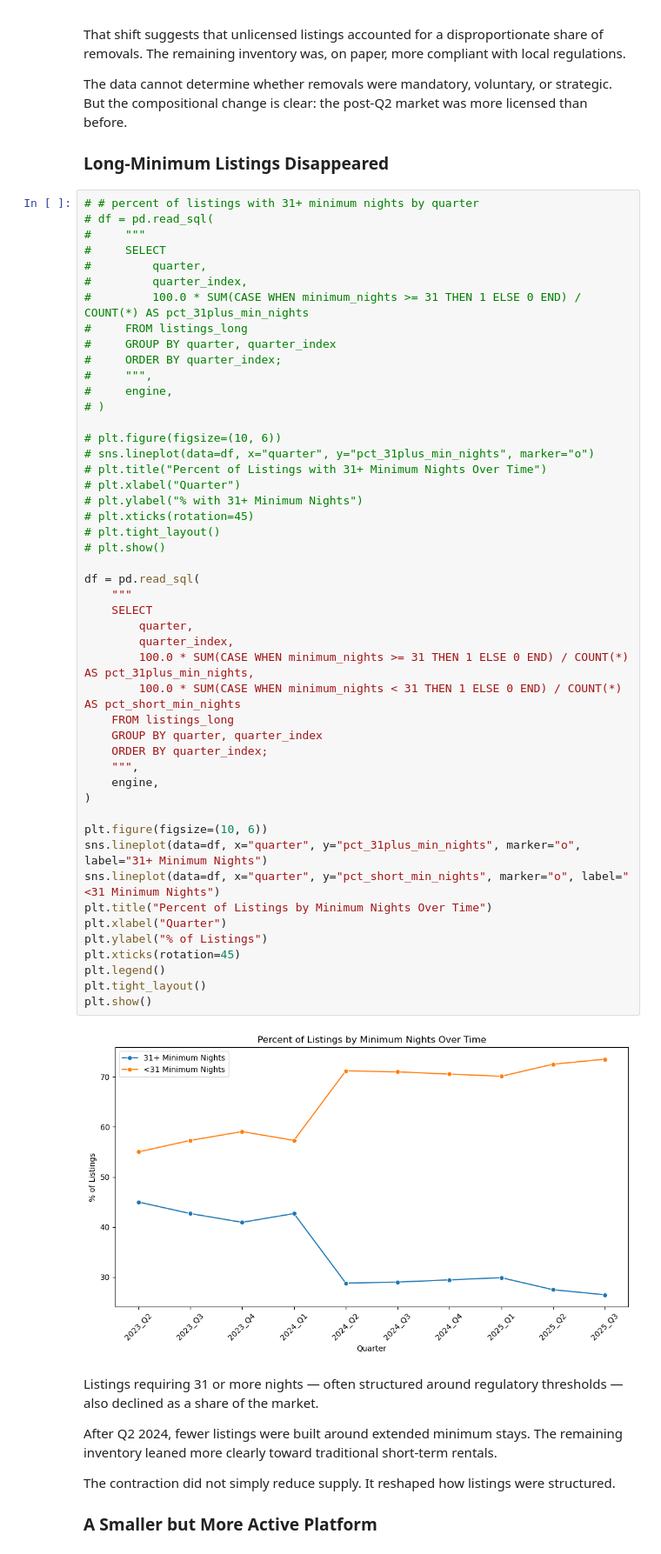
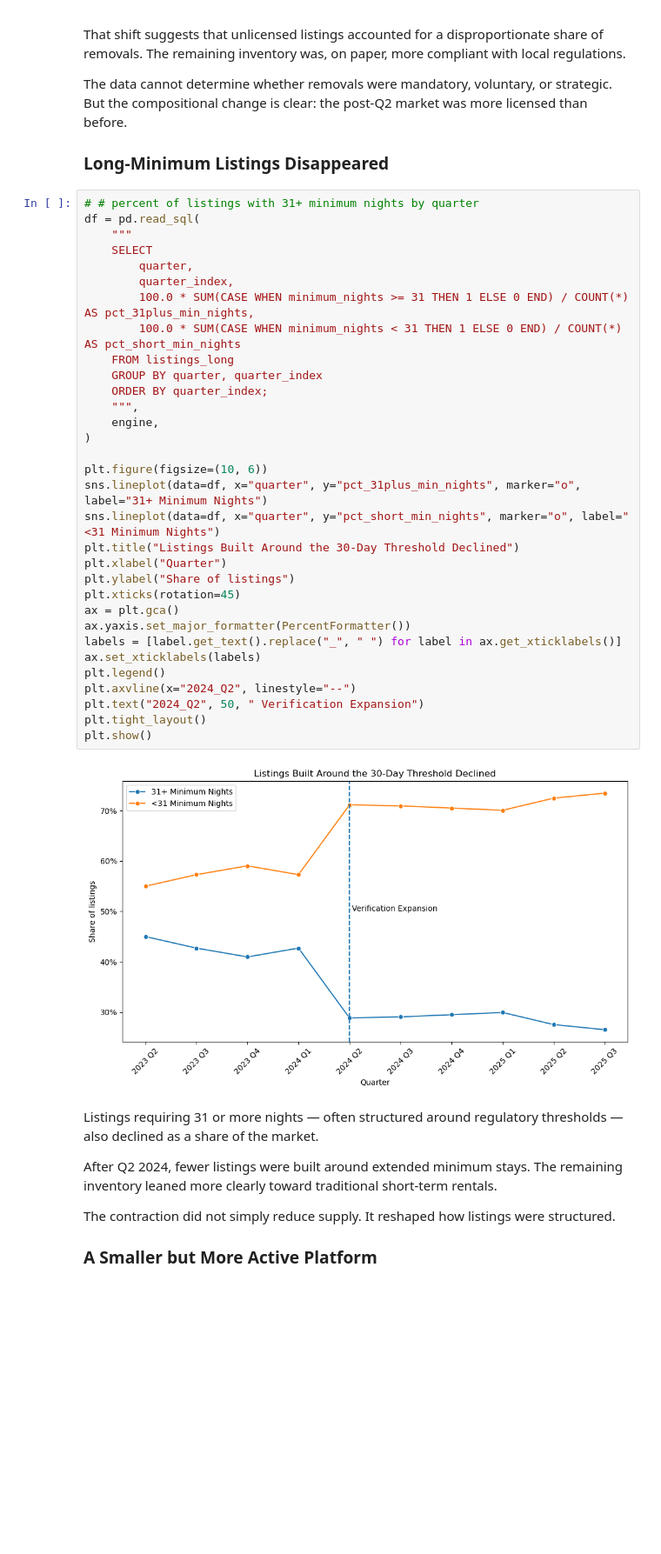
Before and after one commit to johbry17/Capital-Crashpad, a Jupyter notebook: notebooks/case_study.ipynb, the cells around one changed output. Shown at 87% size. Saved outputs shown, nothing was run; the diff lists cells and outputs as text; blank space fills up the shorter version.

```diff
--- a/notebooks/case_study.ipynb
+++ b/notebooks/case_study.ipynb
@@ -102,54 +112,38 @@ The data cannot determine whether removals were mandatory, voluntary, or strateg
 ### Long-Minimum Listings Disappeared
 # %%
 # # percent of listings with 31+ minimum nights by quarter
-# df = pd.read_sql(
-#     """
-#     SELECT
-#         quarter,
-#         quarter_index,
-#         100.0 * SUM(CASE WHEN minimum_nights >= 31 THEN 1 ELSE 0 END) / COUNT(*) AS pct_31plus_min_nights
-#     FROM listings_long
-#     GROUP BY quarter, quarter_index
-#     ORDER BY quarter_index;
-#     """,
-#     engine,
-# )
-
-# plt.figure(figsize=(10, 6))
-# sns.lineplot(data=df, x="quarter", y="pct_31plus_min_nights", marker="o")
-# plt.title("Percent of Listings with 31+ Minimum Nights Over Time")
-# plt.xlabel("Quarter")
-# plt.ylabel("% with 31+ Minimum Nights")
-# plt.xticks(rotation=45)
-# plt.tight_layout()
-# plt.show()
-
 df = pd.read_sql(
     """
     SELECT
         quarter,
         quarter_index,
         100.0 * SUM(CASE WHEN minimum_nights >= 31 THEN 1 ELSE 0 END) / COUNT(*) AS pct_31plus_min_nights,
         100.0 * SUM(CASE WHEN minimum_nights < 31 THEN 1 ELSE 0 END) / COUNT(*) AS pct_short_min_nights
     FROM listings_long
     GROUP BY quarter, quarter_index
     ORDER BY quarter_index;
     """,
     engine,
 )
 
 plt.figure(figsize=(10, 6))
 sns.lineplot(data=df, x="quarter", y="pct_31plus_min_nights", marker="o", label="31+ Minimum Nights")
 sns.lineplot(data=df, x="quarter", y="pct_short_min_nights", marker="o", label="<31 Minimum Nights")
-plt.title("Percent of Listings by Minimum Nights Over Time")
+plt.title("Listings Built Around the 30-Day Threshold Declined")
 plt.xlabel("Quarter")
-plt.ylabel("% of Listings")
+plt.ylabel("Share of listings")
 plt.xticks(rotation=45)
+ax = plt.gca()
+ax.yaxis.set_major_formatter(PercentFormatter())
+labels = [label.get_text().replace("_", " ") for label in ax.get_xticklabels()]
+ax.set_xticklabels(labels)
 plt.legend()
+plt.axvline(x="2024_Q2", linestyle="--")
+plt.text("2024_Q2", 50, " Verification Expansion")
 plt.tight_layout()
 plt.show()
 # %% [output]
-[figure, old version]
+[figure, new version]
 # %% [markdown]
 Listings requiring 31 or more nights — often structured around regulatory thresholds — also declined as a share of the market.
 
```
Also changed, not shown: parts of 11 cells of this notebook, 1 other file.
